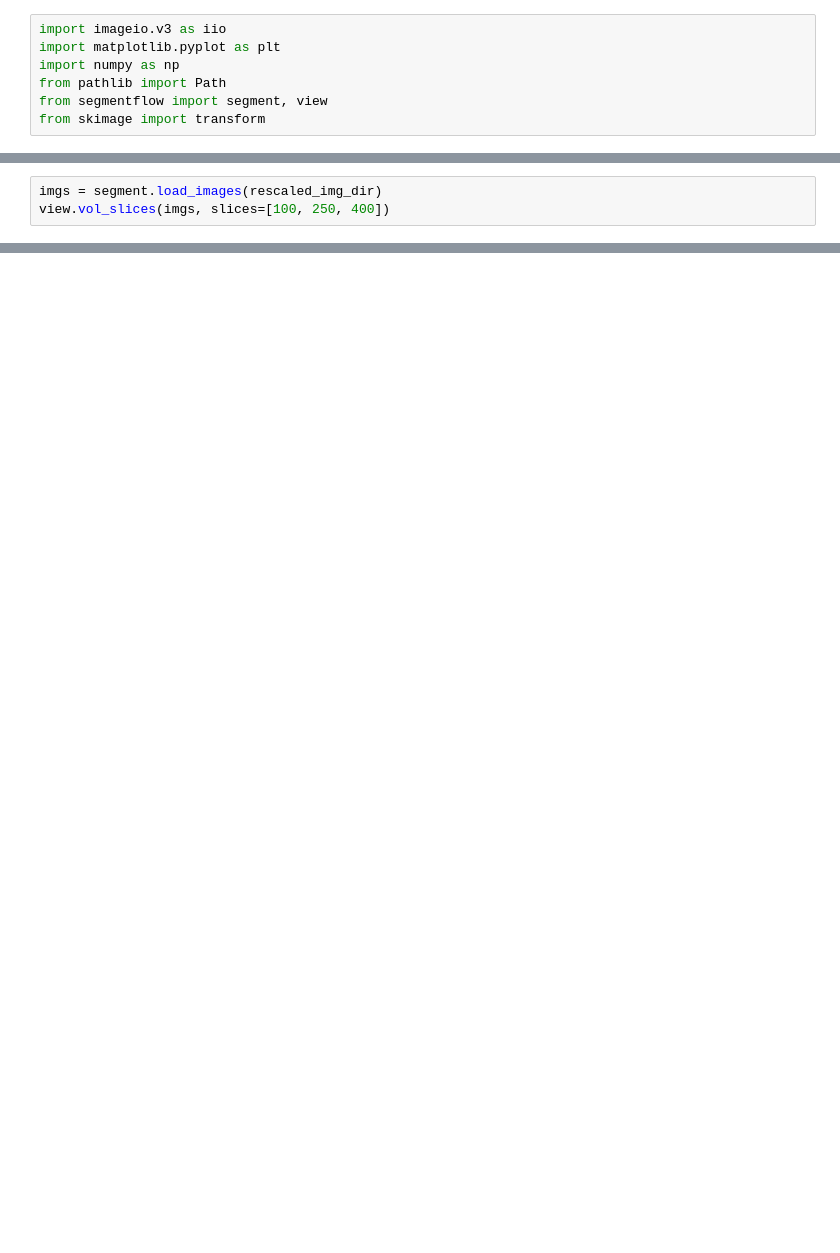
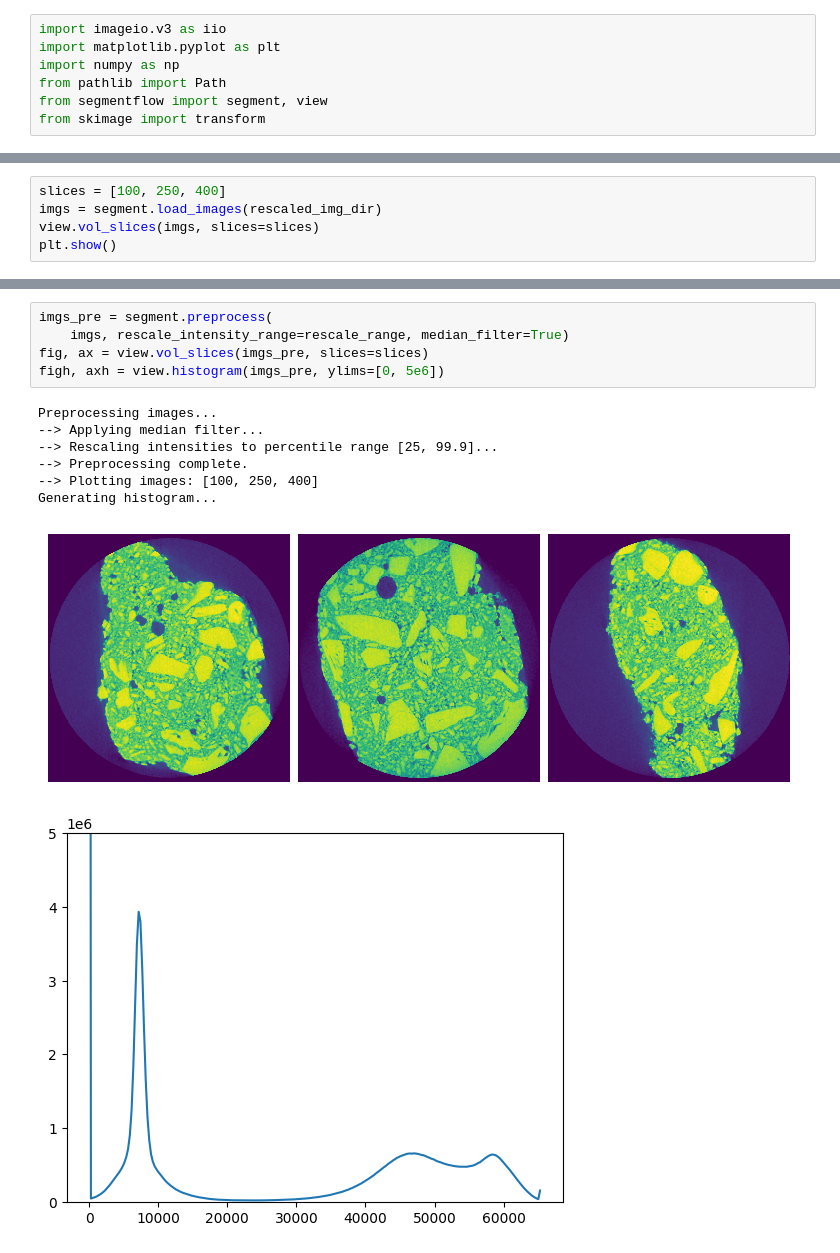
Before and after one commit to GusBusDraws/mhe-analysis, a Jupyter notebook: nbs/51-downsample-prill.ipynb, the cells around one changed output, grey strips where cells are left out. Cells and saved outputs as stored; diff of their text form; blank space fills up the shorter version.

```diff
--- a/nbs/51-downsample-prill.ipynb
+++ b/nbs/51-downsample-prill.ipynb
@@ -48,6 +41,8 @@ C:\Users\gusb\Research\mhe-analysis\data\IDOX_prill_1\prill_1_0.25-scale
 # %%
+slices = [100, 250, 400]
 imgs = segment.load_images(rescaled_img_dir)
-view.vol_slices(imgs, slices=[100, 250, 400])
+view.vol_slices(imgs, slices=slices)
+plt.show()
 # %% [output]
 Loading images...
 --> Images loaded as 3D array:  (498, 508, 496)
@@ -57,0 +59,14 @@ Loading images...
+# %%
+imgs_pre = segment.preprocess(
+    imgs, rescale_intensity_range=rescale_range, median_filter=True)
+fig, ax = view.vol_slices(imgs_pre, slices=slices)
+figh, axh = view.histogram(imgs_pre, ylims=[0, 5e6])
+# %% [output]
+Preprocessing images...
+--> Applying median filter...
+--> Rescaling intensities to percentile range [25, 99.9]...
+--> Preprocessing complete.
+--> Plotting images: [100, 250, 400]
+Generating histogram...
+[figure, added]
+[figure, added]
```
Also changed, not shown: parts of 7 cells of this notebook.
